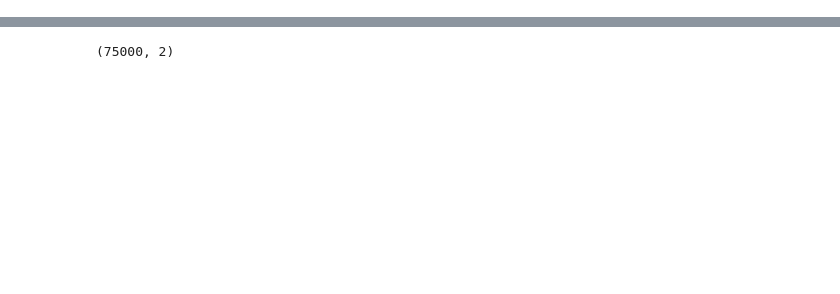
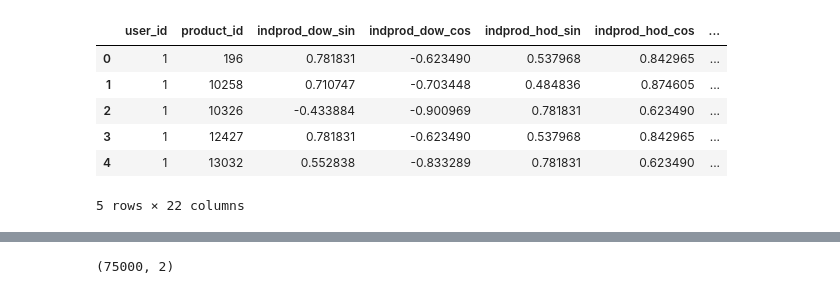
Before and after one commit to alexanderrich/instacart-analysis, a Jupyter notebook: analysis.ipynb, the cells around one changed output, grey strips where cells are left out. Cells and saved outputs as stored; diff of their text form; code cells hidden in the pictures; blank space fills up the shorter version.

```diff
--- a/analysis.ipynb
+++ b/analysis.ipynb
@@ -75,11 +132,16 @@ prior_individual_stats = prior_individual_stats.reset_index()
 # %%
-prior_individual_stats.columns = ['user_id', 'user_dow_sin', 'user_dow_cos', 'user_hod_sin', 'user_hod_cos', 'user_num_products', 'user_mean_products', 'user_num_orders']
+prior_individual_stats.columns = ['user_id', 'user_dow_sin',
+                                  'user_dow_cos', 'user_hod_sin',
+                                  'user_hod_cos', 'user_num_products',
+                                  'user_mean_products', 'user_num_days',
+                                 'user_num_orders']
+prior_individual_stats['user_days_per_order'] = prior_individual_stats.user_num_days / prior_individual_stats.user_num_orders
 # %%
 prior_indorder_stats = prior_indorder_stats[['order_id', 'num_products']]
 prior_indorder_stats.columns = ['order_id', 'num_products_in_order']
 # %%
 prior_indprod_stats = (prior_df.merge(prior_indorder_stats[['order_id', 'num_products_in_order']], on='order_id')
-                       .merge(prior_individual_stats[['user_id', 'user_num_orders']], on='user_id', how='left'))
+                       .merge(prior_individual_stats[['user_id', 'user_num_orders', 'user_num_days']], on='user_id', how='left'))
 prior_indprod_stats['add_to_cart_proportion'] = prior_indprod_stats['add_to_cart_order'] / prior_indprod_stats['num_products_in_order']
 prior_indprod_stats['indprod_inorder_1'] = 1 * (prior_indprod_stats.order_number == prior_indprod_stats.user_num_orders)
 prior_indprod_stats['indprod_inorder_2'] = 1 * (prior_indprod_stats.order_number == prior_indprod_stats.user_num_orders - 1)
@@ -89,12 +151,21 @@ prior_indprod_stats = prior_indprod_stats.groupby(["user_id", "product_id"]).agg
                                                                 'order_hod_sin': np.sum,
                                                                 'order_hod_cos': np.sum,
                                                                'num_products': np.sum,
+                                                               'num_products_dw_12': np.sum,
+                                                                'num_products_dw_36': np.sum,
+                                                                'num_products_dw_108': np.sum,
+                                                                'num_products_ow_3': np.sum,
+                                                                'num_products_ow_10': np.sum,
+                                                                'num_products_ow_30': np.sum,
                                                            'add_to_cart_order': np.mean,
                                                            'add_to_cart_proportion': np.mean,
                                                            'indprod_inorder_1': np.sum,
                                                            'indprod_inorder_2': np.sum,
                                                            'indprod_inorder_3': np.sum,
-                                                            'user_num_orders': np.mean}).reset_index()
+                                                            'user_num_orders': np.mean,
+                                                            'user_num_days': np.mean,
+                                                            'reverse_date': np.min,
+                                                            'reverse_order_number': np.min}).reset_index()
 # %%
 prior_indprod_stats['order_dow_angle'] = np.arctan2(prior_indprod_stats.order_dow_sin, prior_indprod_stats.order_dow_cos)
 prior_indprod_stats['order_hod_angle'] = np.arctan2(prior_indprod_stats.order_hod_sin, prior_indprod_stats.order_hod_cos)
@@ -108,3 +180,13 @@ prior_indprod_stats.drop(['order_dow_angle', 'order_hod_angle', 'user_num_orders
+# %%
+prior_indprod_stats.head()
+# %% [output]
+|  | user_id | product_id | indprod_dow_sin | indprod_dow_cos | indprod_hod_sin | indprod_hod_cos | ... |
+| 0 | 1 | 196 | 0.781831 | -0.623490 | 0.537968 | 0.842965 | ... |
+| 1 | 1 | 10258 | 0.710747 | -0.703448 | 0.484836 | 0.874605 | ... |
+| 2 | 1 | 10326 | -0.433884 | -0.900969 | 0.781831 | 0.623490 | ... |
+| 3 | 1 | 12427 | 0.781831 | -0.623490 | 0.537968 | 0.842965 | ... |
+| 4 | 1 | 13032 | 0.552838 | -0.833289 | 0.781831 | 0.623490 | ... |
+5 rows × 22 columns
 # %%
 prior_indprod_stats.columns = ['user_id', 'product_id', 'indprod_dow_sin',
                                'indprod_dow_cos', 'indprod_hod_sin',
```
Also changed, not shown: parts of 29 cells of this notebook.
